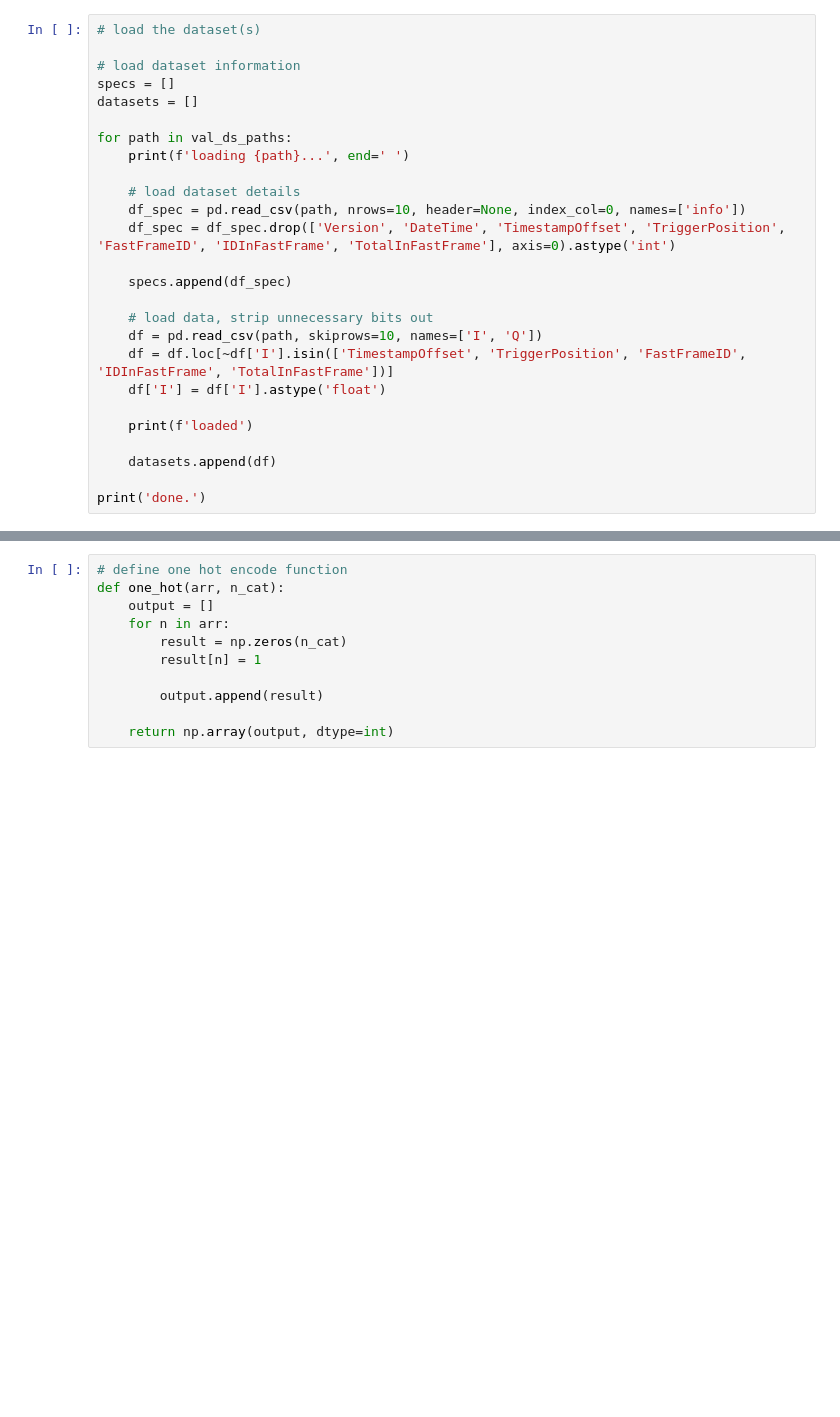
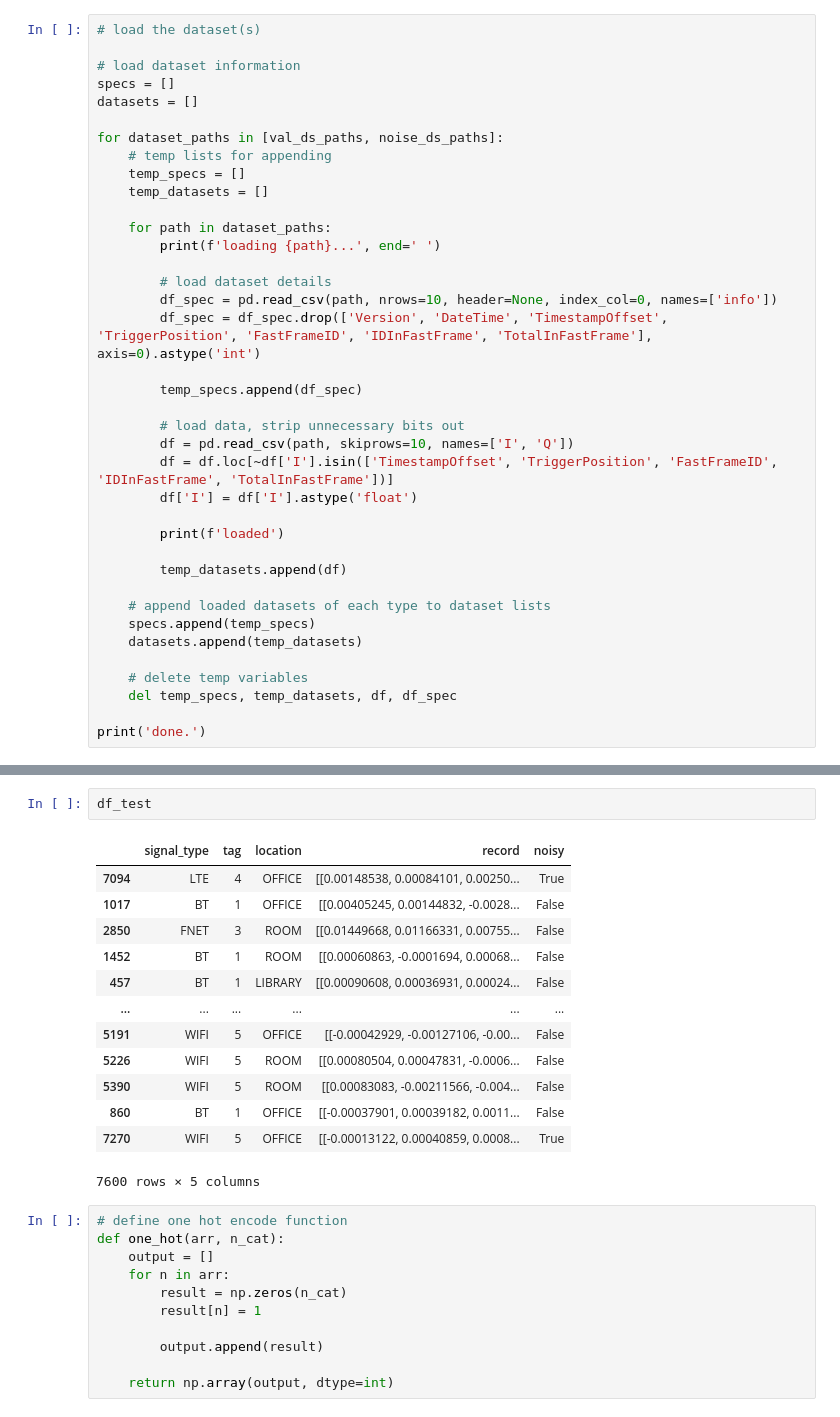
Before and after one commit to yakisoap-bar/internship-stuff, a Jupyter notebook: training_notebooks/model_eval.ipynb, the cells around one changed output, grey strips where cells are left out. Drawn from its saved outputs; the diff is of its cells as text; blank space fills up the shorter version.

```diff
--- a/training_notebooks/model_eval.ipynb
+++ b/training_notebooks/model_eval.ipynb
@@ -50,23 +57,35 @@ signal_tags = {k : i for i, k in enumerate(np.unique(sorted([s.upper() for s in
 specs = []
 datasets = []
 
-for path in val_ds_paths:
-    print(f'loading {path}...', end=' ')
+for dataset_paths in [val_ds_paths, noise_ds_paths]:
+    # temp lists for appending
+    temp_specs = []
+    temp_datasets = []
 
-    # load dataset details
-    df_spec = pd.read_csv(path, nrows=10, header=None, index_col=0, names=['info'])
-    df_spec = df_spec.drop(['Version', 'DateTime', 'TimestampOffset', 'TriggerPosition', 'FastFrameID', 'IDInFastFrame', 'TotalInFastFrame'], axis=0).astype('int')
+    for path in dataset_paths:
+        print(f'loading {path}...', end=' ')
 
-    specs.append(df_spec)
+        # load dataset details
+        df_spec = pd.read_csv(path, nrows=10, header=None, index_col=0, names=['info'])
+        df_spec = df_spec.drop(['Version', 'DateTime', 'TimestampOffset', 'TriggerPosition', 'FastFrameID', 'IDInFastFrame', 'TotalInFastFrame'], axis=0).astype('int')
 
-    # load data, strip unnecessary bits out
-    df = pd.read_csv(path, skiprows=10, names=['I', 'Q'])
-    df = df.loc[~df['I'].isin(['TimestampOffset', 'TriggerPosition', 'FastFrameID', 'IDInFastFrame', 'TotalInFastFrame'])]
-    df['I'] = df['I'].astype('float')
+        temp_specs.append(df_spec)
 
-    print(f'loaded')
+        # load data, strip unnecessary bits out
+        df = pd.read_csv(path, skiprows=10, names=['I', 'Q'])
+        df = df.loc[~df['I'].isin(['TimestampOffset', 'TriggerPosition', 'FastFrameID', 'IDInFastFrame', 'TotalInFastFrame'])]
+        df['I'] = df['I'].astype('float')
 
-    datasets.append(df)
+        print(f'loaded')
+
+        temp_datasets.append(df)
+
+    # append loaded datasets of each type to dataset lists
+    specs.append(temp_specs)
+    datasets.append(temp_datasets)
+
+    # delete temp variables
+    del temp_specs, temp_datasets, df, df_spec
 
 print('done.')
 # %% [output]
@@ -162,3 +180,19 @@ Test    5200    1024
+# %%
+df_test
+# %% [output]
+|  | signal_type | tag | location | record | noisy |
+| 7094 | LTE | 4 | OFFICE | [[0.00148538, 0.00084101, 0.00250... | True |
+| 1017 | BT | 1 | OFFICE | [[0.00405245, 0.00144832, -0.0028... | False |
+| 2850 | FNET | 3 | ROOM | [[0.01449668, 0.01166331, 0.00755... | False |
+| 1452 | BT | 1 | ROOM | [[0.00060863, -0.0001694, 0.00068... | False |
+| 457 | BT | 1 | LIBRARY | [[0.00090608, 0.00036931, 0.00024... | False |
+| ... | ... | ... | ... | ... | ... |
+| 5191 | WIFI | 5 | OFFICE | [[-0.00042929, -0.00127106, -0.00... | False |
+| 5226 | WIFI | 5 | ROOM | [[0.00080504, 0.00047831, -0.0006... | False |
+| 5390 | WIFI | 5 | ROOM | [[0.00083083, -0.00211566, -0.004... | False |
+| 860 | BT | 1 | OFFICE | [[-0.00037901, 0.00039182, 0.0011... | False |
+| 7270 | WIFI | 5 | OFFICE | [[-0.00013122, 0.00040859, 0.0008... | True |
+7600 rows × 5 columns
 # %%
 # define one hot encode function
 def one_hot(arr, n_cat):
```
Also changed, not shown: parts of 7 cells of this notebook.
